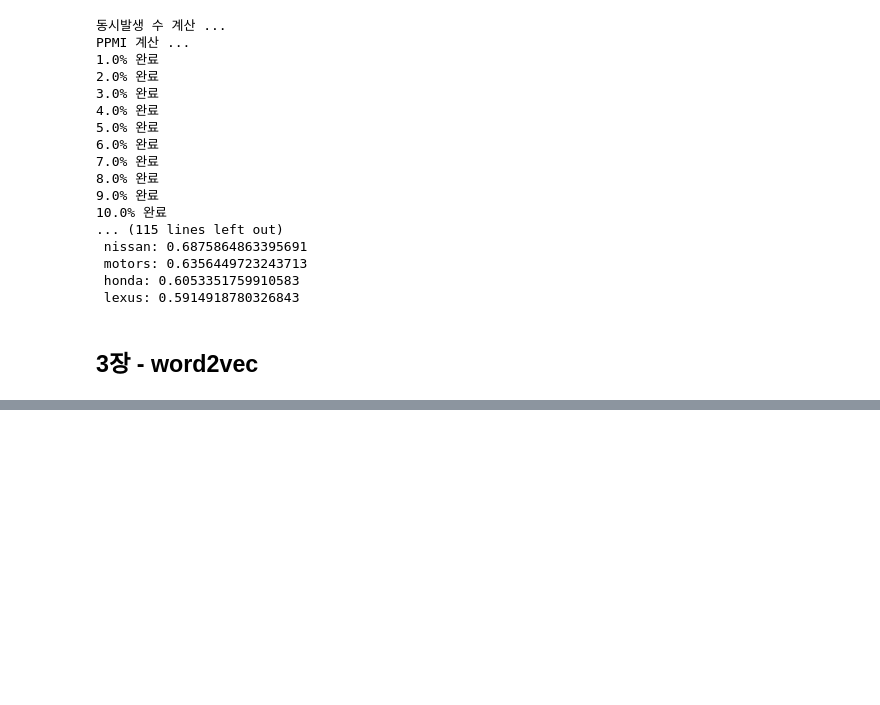
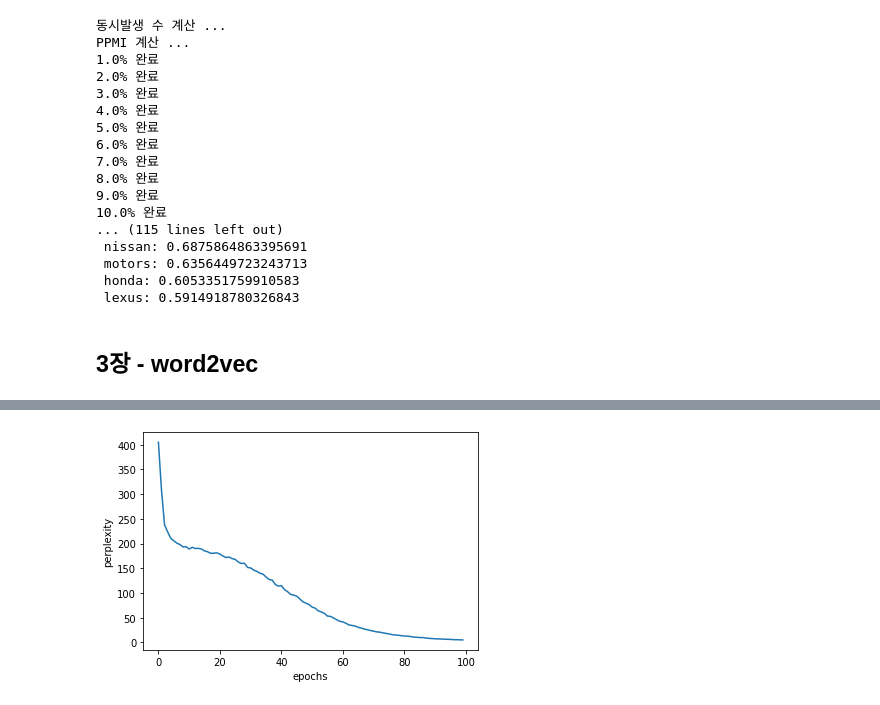
Before and after one commit to KCW-colab/pytorch-example, a Jupyter notebook: 밑바닥2.ipynb, the cells around one changed output, grey strips where cells are left out. Cells and saved outputs as stored; diff of their text form; code cells hidden in the pictures; blank space fills up the shorter version.

```diff
--- a/밑바닥2.ipynb
+++ b/밑바닥2.ipynb
@@ -899,0 +1090,4 @@ PPMI 계산 ...
+# %%
+word_vecs = model.word_vecs
+for word_id, word in id_to_word.items():
+  print(word, word_vecs[word_id])
@@ -899,0 +1158,14 @@ PPMI 계산 ...
+# %%
+# 개선
+def backward(self, dout):
+  dW, = self.grads
+  dW[...] = 0
+
+  for i, word_id in enumerate(self.idx): # i에는 인덱스 , word_id 에는 실제 값이 할당됨.
+    dW[word_id] += dout[i] # 왜 더하기인지는 각자 생각해보자.
+
+  # 혹은
+  # np.add.at(dW, self.idx, dout)
+  # 일반적으로 파이썬에서 for 문보다는 넘파이의 내장 메서드를 사용하는 편이 더 빠르기에 효율을 높이려면 위 코드를 사용해야함.
+
+  return
@@ -899,0 +1526,76 @@ PPMI 계산 ...
+# %%
+# coding: utf-8
+import sys, os
+os.chdir("/content/drive/My Drive/Colab Notebooks/deep-learning-from-scratch-2-master/deep-learning-from-scratch-2-master")
+sys.path.append('..')
+import matplotlib.pyplot as plt
+import numpy as np
+from common.optimizer import SGD
+from dataset import ptb
+
+# 하이퍼파라미터 설정
+batch_size = 10
+wordvec_size = 100
+hidden_size = 100 # RNN의 은닉 상태 벡터의 원소 수
+time_size = 5     # Truncated BPTT가 한 번에 펼치는 시간 크기
+lr = 0.1
+max_epoch = 100
+
+# 학습 데이터 읽기(전체 중 1000개만)
+corpus, word_to_id, id_to_word = ptb.load_data('train')
+corpus_size = 1000
+corpus = corpus[:corpus_size]
+vocab_size = int(max(corpus) + 1)
+
+xs = corpus[:-1]  # 입력
+ts = corpus[1:]   # 출력(정답 레이블)
+data_size = len(xs)
+print('말뭉치 크기: %d, 어휘 수: %d' % (corpus_size, vocab_size))
+
+# 학습 시 사용하는 변수
+max_iters = data_size // (batch_size * time_size)
+time_idx = 0
+total_loss = 0
+loss_count = 0
+ppl_list = []
+
+# 모델 생성
+model = SimpleRnnlm(vocab_size, wordvec_size, hidden_size)
+optimizer = SGD(lr)
+
+# 미니배치의 각 샘플의 읽기 시작 위치를 계산
+jump = (corpus_size - 1) // batch_size
+offsets = [i * jump for i in range(batch_size)]
+
+for epoch in range(max_epoch):
+    for iter in range(max_iters):
+        # 미니배치 취득
+        batch_x = np.empty((batch_size, time_size), dtype='i')
+        batch_t = np.empty((batch_size, time_size), dtype='i')
+        for t in range(time_size):
+            for i, offset in enumerate(offsets):
+                batch_x[i, t] = xs[(offset + time_idx) % data_size]
+                batch_t[i, t] = ts[(offset + time_idx) % data_size]
+            time_idx += 1
+
+        # 기울기를 구하여 매개변수 갱신
+        loss = model.forward(batch_x, batch_t)
+        model.backward()
+        optimizer.update(model.params, model.grads)
+        total_loss += loss
+        loss_count += 1
+
+    # 에폭마다 퍼플렉서티 평가
+    ppl = np.exp(total_loss / loss_count)
+    print('| 에폭 %d | 퍼플렉서티 %.2f'
+          % (epoch+1, ppl))
+    ppl_list.append(float(ppl))
+    total_loss, loss_count = 0, 0
+
+# 그래프 그리기
+x = np.arange(len(ppl_list))
+plt.plot(x, ppl_list, label='train')
+plt.xlabel('epochs')
+plt.ylabel('perplexity')
+plt.show()
+# %% [output]
@@ -899,0 +1619 @@ PPMI 계산 ...
+[figure, added]
```
Also changed, not shown: parts of 91 cells of this notebook.
